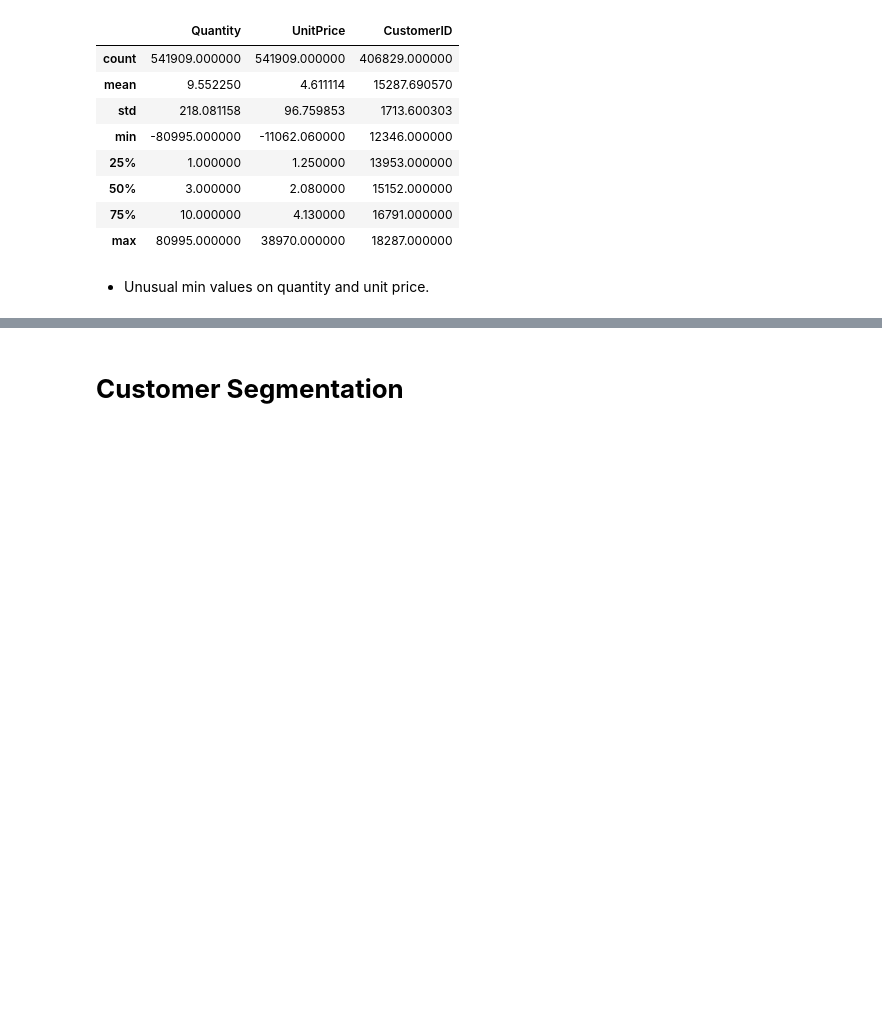
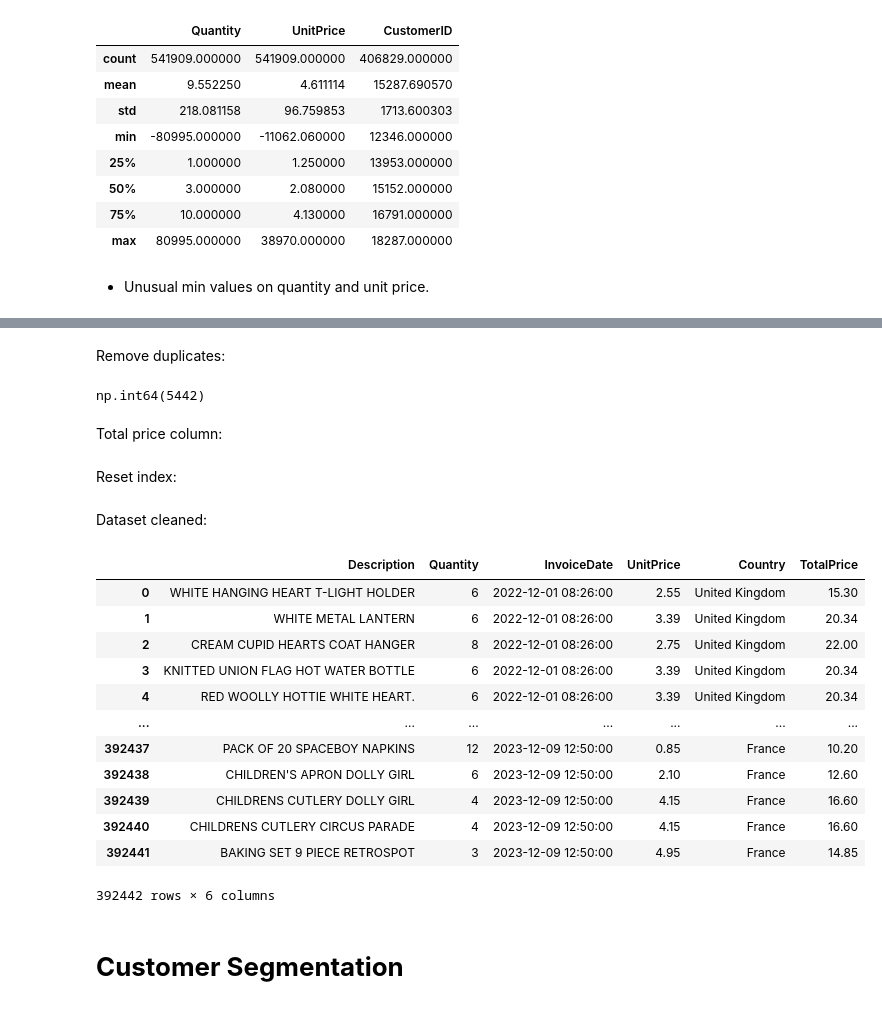
Before and after one commit to Vaisakh-Nirupam/Shopper_Spectrum, a Jupyter notebook: Shopper_Model.ipynb, the cells around one changed output, grey strips where cells are left out. Saved outputs shown, nothing was run; the diff lists cells and outputs as text; code cells hidden in the pictures; blank space fills up the shorter version.

```diff
--- a/Shopper_Model.ipynb
+++ b/Shopper_Model.ipynb
@@ -70,3 +126,37 @@ df.describe()
+# %% [markdown]
+Remove duplicates:
+# %%
+df_clean.duplicated().sum()
+# %% [output]
+np.int64(5442)
+# %%
+df_clean.drop_duplicates(inplace=True)
+# %% [markdown]
+Total price column:
+# %%
+df_clean['TotalPrice'] = round(df_clean['Quantity'] * df_clean['UnitPrice'],2)
+# %% [markdown]
+Reset index:
+# %%
+df_clean.reset_index(drop=True, inplace=True)
+# %% [markdown]
+Dataset cleaned:
+# %%
+df_clean
+# %% [output]
+|  | Description | Quantity | InvoiceDate | UnitPrice | Country | TotalPrice |
+| 0 | WHITE HANGING HEART T-LIGHT HOLDER | 6 | 2022-12-01 08:26:00 | 2.55 | United Kingdom | 15.30 |
+| 1 | WHITE METAL LANTERN | 6 | 2022-12-01 08:26:00 | 3.39 | United Kingdom | 20.34 |
+| 2 | CREAM CUPID HEARTS COAT HANGER | 8 | 2022-12-01 08:26:00 | 2.75 | United Kingdom | 22.00 |
+| 3 | KNITTED UNION FLAG HOT WATER BOTTLE | 6 | 2022-12-01 08:26:00 | 3.39 | United Kingdom | 20.34 |
+| 4 | RED WOOLLY HOTTIE WHITE HEART. | 6 | 2022-12-01 08:26:00 | 3.39 | United Kingdom | 20.34 |
+| ... | ... | ... | ... | ... | ... | ... |
+| 392437 | PACK OF 20 SPACEBOY NAPKINS | 12 | 2023-12-09 12:50:00 | 0.85 | France | 10.20 |
+| 392438 | CHILDREN'S APRON DOLLY GIRL | 6 | 2023-12-09 12:50:00 | 2.10 | France | 12.60 |
+| 392439 | CHILDRENS CUTLERY DOLLY GIRL | 4 | 2023-12-09 12:50:00 | 4.15 | France | 16.60 |
+| 392440 | CHILDRENS CUTLERY CIRCUS PARADE | 4 | 2023-12-09 12:50:00 | 4.15 | France | 16.60 |
+| 392441 | BAKING SET 9 PIECE RETROSPOT | 3 | 2023-12-09 12:50:00 | 4.95 | France | 14.85 |
+392442 rows × 6 columns
 # %% [markdown]
 # **Customer Segmentation**
 # %% [markdown]
```
Also changed, not shown: parts of 14 cells of this notebook.
